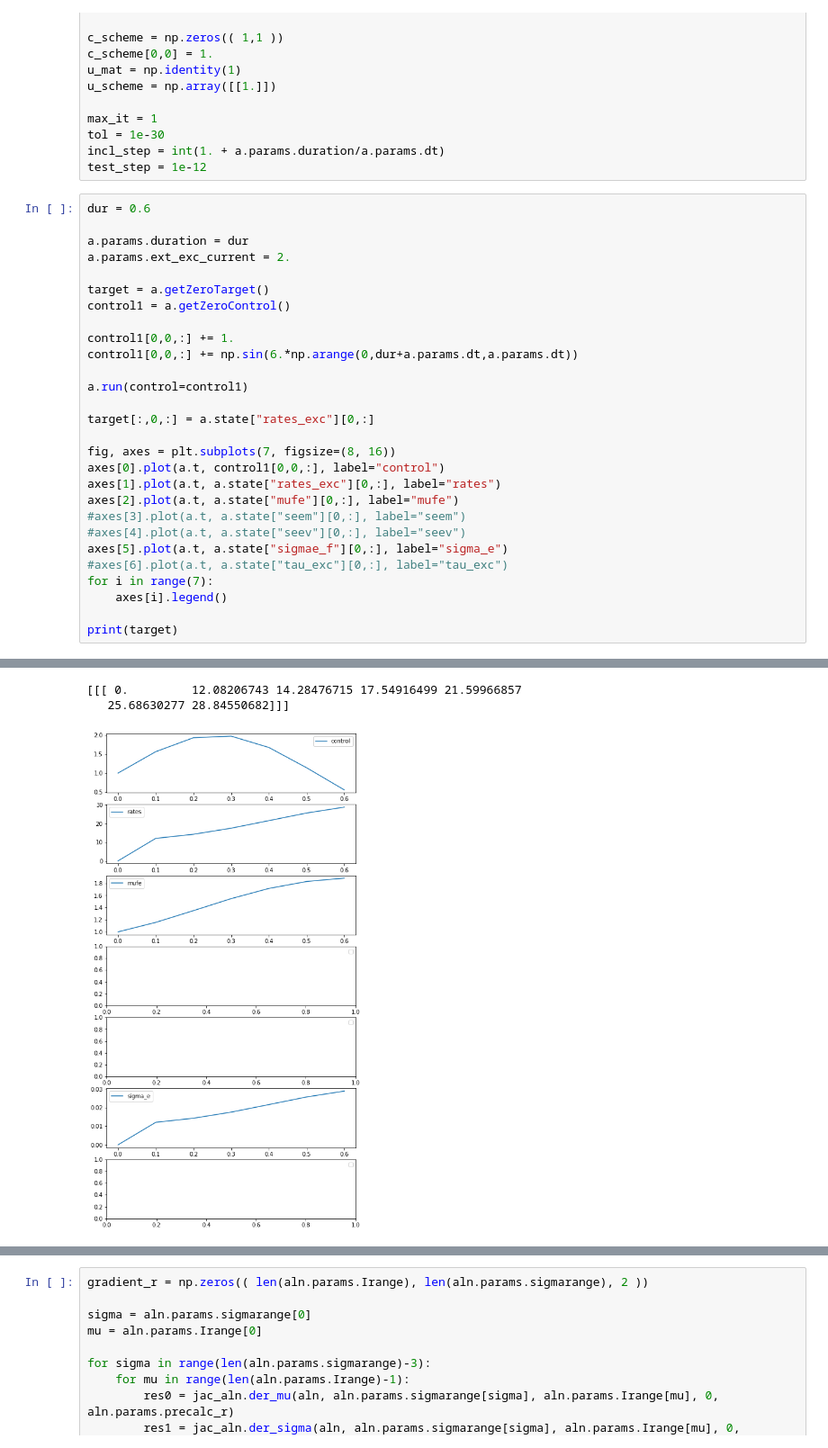
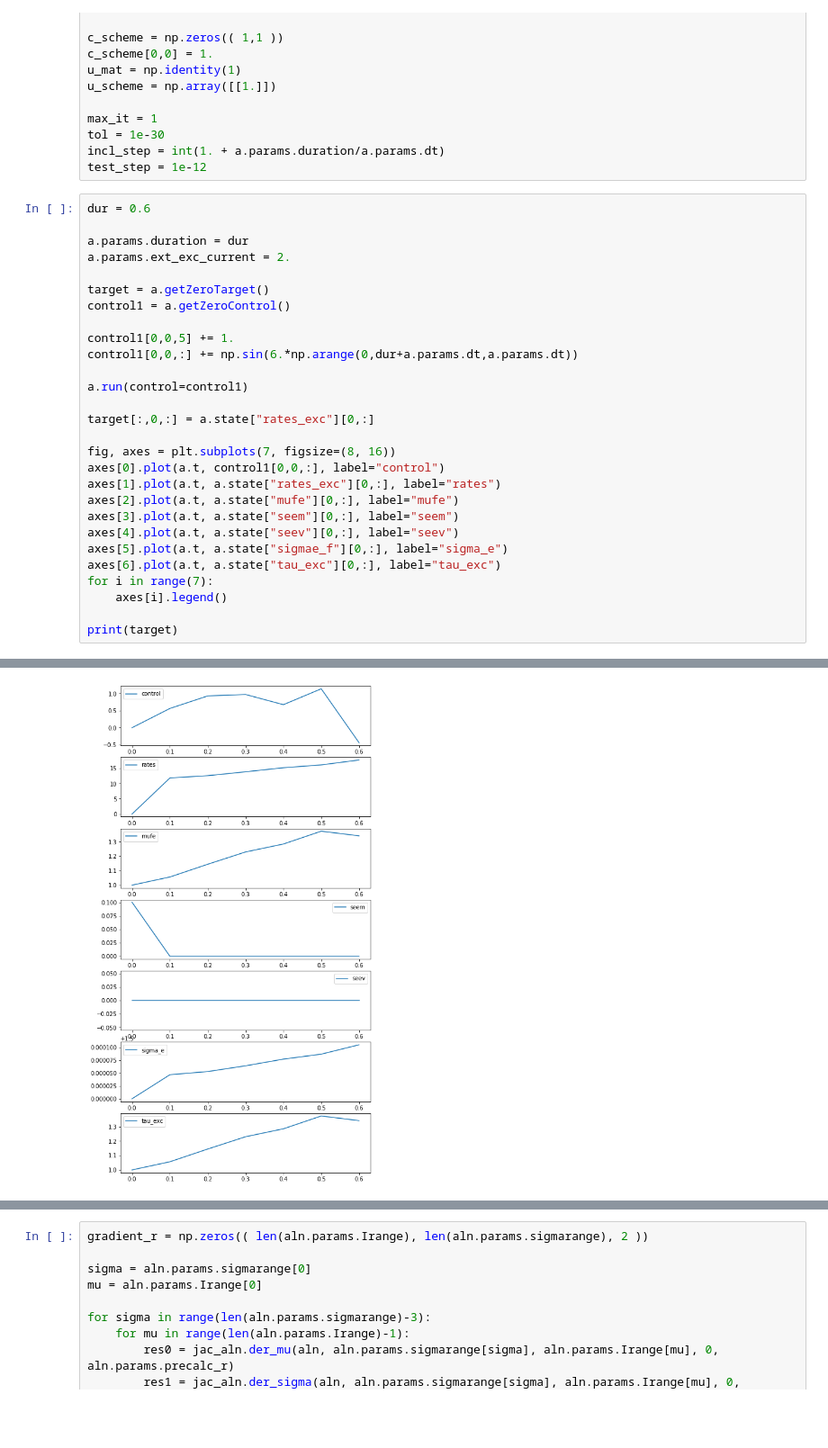
Before and after one commit to lenasal/neurolib, a Jupyter notebook: simp/b.ipynb, the cells around one changed output, grey strips where cells are left out. Shown at 90% size. Saved outputs shown, nothing was run; the diff lists cells and outputs as text; blank space fills up the shorter version.

```diff
--- a/simp/b.ipynb
+++ b/simp/b.ipynb
@@ -41,7 +41,7 @@ a.params.ext_exc_current = 2.
 target = a.getZeroTarget()
 control1 = a.getZeroControl()
 
-control1[0,0,:] += 1.
+control1[0,0,5] += 1.
 control1[0,0,:] += np.sin(6.*np.arange(0,dur+a.params.dt,a.params.dt))
 
 a.run(control=control1)
@@ -52,10 +52,10 @@ fig, axes = plt.subplots(7, figsize=(8, 16))
 axes[0].plot(a.t, control1[0,0,:], label="control")
 axes[1].plot(a.t, a.state["rates_exc"][0,:], label="rates")
 axes[2].plot(a.t, a.state["mufe"][0,:], label="mufe")
-#axes[3].plot(a.t, a.state["seem"][0,:], label="seem")
-#axes[4].plot(a.t, a.state["seev"][0,:], label="seev")
+axes[3].plot(a.t, a.state["seem"][0,:], label="seem")
+axes[4].plot(a.t, a.state["seev"][0,:], label="seev")
 axes[5].plot(a.t, a.state["sigmae_f"][0,:], label="sigma_e")
-#axes[6].plot(a.t, a.state["tau_exc"][0,:], label="tau_exc")
+axes[6].plot(a.t, a.state["tau_exc"][0,:], label="tau_exc")
 for i in range(7):
     axes[i].legend()
 
@@ -67,6 +66,4 @@ WARNING:matplotlib.legend:No handles with labels found to put in legend.
-[[[ 0.         12.08206743 14.28476715 17.54916499 21.59966857
-   25.68630277 28.84550682]]]
-[figure, old version]
+[figure, new version]
 # %%
 max_cntrl = 100. * 5.
 start_step = 100.
```
Also changed, not shown: parts of 6 cells of this notebook, 4 other files.
